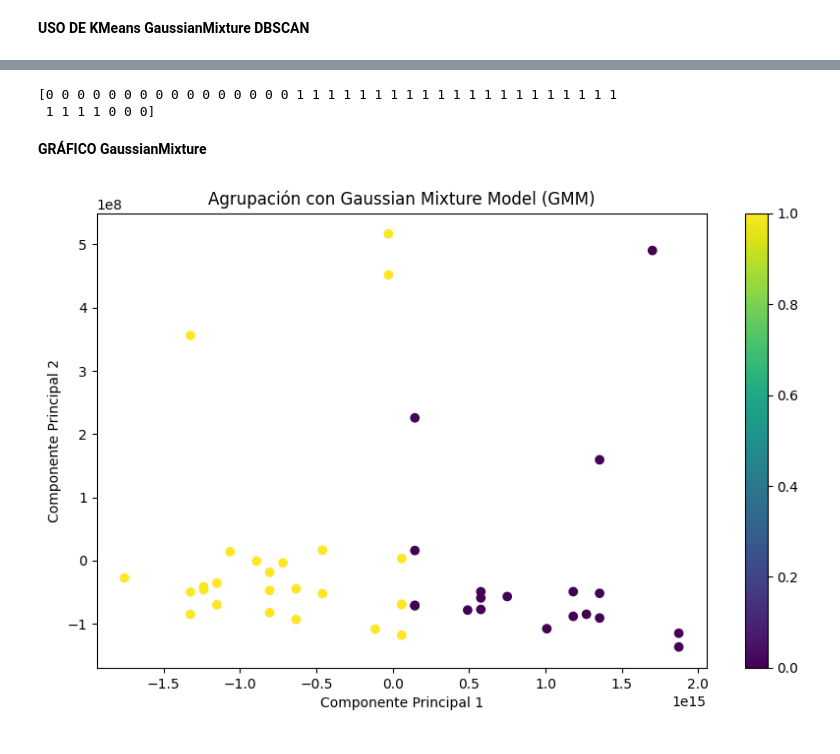
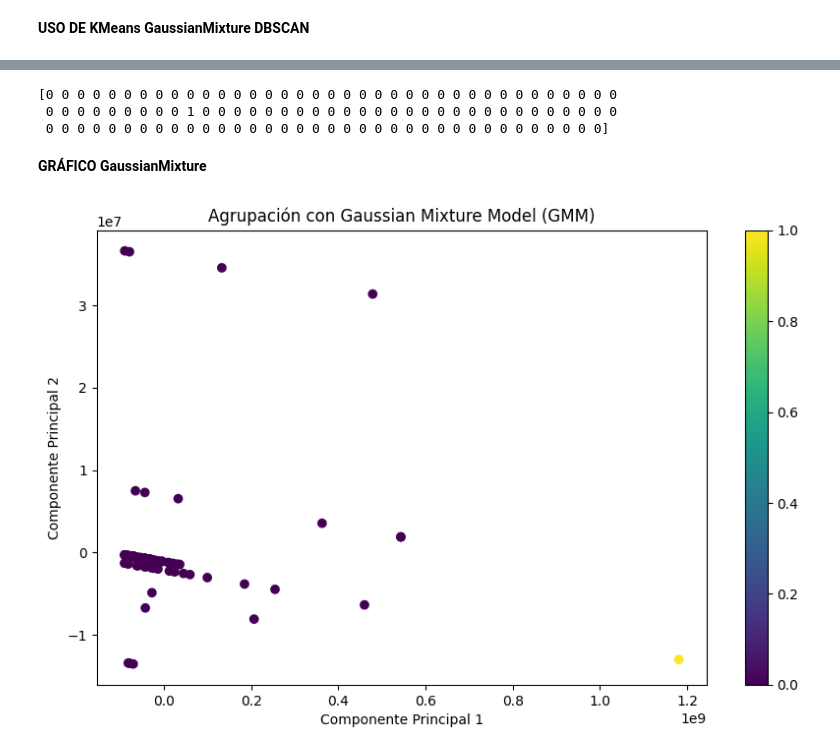
Before and after one commit to aleja-k/PandasSecop, a Jupyter notebook: SECOP.ipynb, the cells around one changed output, grey strips where cells are left out. Drawn from its saved outputs; the diff is of its cells as text; code cells hidden in the pictures.

```diff
--- a/SECOP.ipynb
+++ b/SECOP.ipynb
@@ -82,0 +72,12 @@ df.head(3)
+# %%
+# Convertir la columna 'CODIGO_UNSPSC' a tipo cadena
+df['CODIGO_UNSPSC'] = df['CODIGO_UNSPSC'].astype(str)
+
+# Reemplazar letras y caracteres especiales por nada (eliminarlos)
+df['CODIGO_UNSPSC'] = df['CODIGO_UNSPSC'].str.replace('[^0-9]', '', regex=True)
+
+# Convertir la columna 'CODIGO_UNSPSC' a numérica
+df["CODIGO_UNSPSC"] = pd.to_numeric(df['CODIGO_UNSPSC'], errors="coerce")
+
+# Mostrar las primeras 3 filas del DataFrame resultante
+df.head(3)
@@ -383,4 +394 @@ CLAVES_BUSQUEDA
 Name: count, dtype: int64
-# %%
-df['CLAVES_BUSQUEDA'] = df['CLAVES_BUSQUEDA'].astype(str).str.replace("0", "SIN_DATO")
- #Remplazo de valores
@@ -399,3 +394,0 @@ Name: count, dtype: int64
-# %%
-df['CODIGOS_UNSPSC'] = df['CODIGOS_UNSPSC'].astype(str).str.replace("0", "SIN_DATO")
- #Remplazo de valores
@@ -448,7 +430,7 @@ Generación de filtros con respecto al si licita o no la entidad en SECOP esta s
 # %% [markdown]
 ## **Creacion de un nuevo dataframe**
 # %%
-SECOP = df[['NUMERO_PROCESO','TIPO_PROCESO','VALOR_ESTIMADO','FECHA_PUBLICACION','FECHA_PRESENTACION','DESCRIPCION_CONTRATO']] # Creo nuevo df basado en las anteriores columnas
+SECOP = df[['NUMERO_PROCESO','TIPO_PROCESO','VALOR_ESTIMADO','FECHA_PUBLICACION','FECHA_PRESENTACION','DESCRIPCION_CONTRATO','CODIGO_UNSPSC']] # Creo nuevo df basado en las anteriores columnas
 #SECOP = SECOP[SECOP['TIPO_PROCESO'].str.contains('CONTRATACIÓN RÉGIMEN ESPECIAL|LICITACIÓN PÚBLICA \(OBRA PÚBLICA\)', case=False, na=False)]
 SECOP=SECOP.reset_index(drop = True)
 SECOP.to_excel('SECOP.xlsx', index=False)
@@ -1024,51 +1028,78 @@ Requirement already satisfied: threadpoolctl>=2.0.0 in /usr/local/lib/python3.10
 # %%
+from sklearn.preprocessing import OneHotEncoder
+from sklearn.impute import SimpleImputer
+from sklearn.mixture import GaussianMixture
+import pandas as pd
 
 # Codificar los campos no numéricos
 encoder = OneHotEncoder()
-SECOP_encoded = pd.get_dummies(SECOP[['NUMERO_PROCESO', 'licita']])
+SECOP_encoded = pd.get_dummies(SECOP[['NUMERO_PROCESO', 'TIPO_PROCESO', 'licita','DESCRIPCION_CONTRATO']])
 
-# Convertir fechas a formato numérico
-SECOP_encoded['FECHA_PUBLICACION'] = pd.to_datetime(SECOP['FECHA_PUBLICACION'], format='%d/%m/%Y').astype(int)
-SECOP_encoded['FECHA_PRESENTACION'] = pd.to_datetime(SECOP['FECHA_PRESENTACION'], format='%d/%m/%Y').astype(int)
+# Convertir fechas a formato numérico (ejemplo: días desde una fecha de referencia)
+fecha_referencia = pd.to_datetime('1900-01-01')
+SECOP_encoded['FECHA_PUBLICACION'] = (pd.to_datetime(SECOP['FECHA_PUBLICACION'], format='%d/%m/%Y') - fecha_referencia).dt.days
+SECOP_encoded['FECHA_PRESENTACION'] = (pd.to_datetime(SECOP['FECHA_PRESENTACION'], format='%d/%m/%Y') - fecha_referencia).dt.days
+
+# Convertir la columna 'VALOR_ESTIMADO' a tipo cadena
+SECOP['VALOR_ESTIMADO'] = SECOP['VALOR_ESTIMADO'].astype(str)
+
+# Limpiar la columna 'VALOR_ESTIMADO'
+SECOP['VALOR_ESTIMADO'] = SECOP['VALOR_ESTIMADO'].str.replace(',', '.')
+
+# Convertir la columna 'VALOR_ESTIMADO' a formato numérico
+SECOP['VALOR_ESTIMADO'] = pd.to_numeric(SECOP['VALOR_ESTIMADO'], errors='coerce')
 
 # Convertir la Serie campos_numericos a una matriz 2D
-campos_numericos = SECOP['VALOR_ESTIMADO'].str.replace(',', '.').astype(float).values.reshape(-1, 1)
+campos_numericos = SECOP[['VALOR_ESTIMADO']].values
 
 # Imputar valores faltantes en los campos numéricos
-imputer = SimpleImputer(strategy='mean')
-campos_numericos_imputed = pd.DataFrame(imputer.fit_transform(campos_numericos), columns=['VALOR_ESTIMADO'])
+imputer_numericos = SimpleImputer(strategy='mean')
+campos_numericos_imputed = imputer_numericos.fit_transform(campos_numericos)
 
+# Convertir la columna 'CODIGO_UNSPSC' a tipo cadena
+SECOP['CODIGO_UNSPSC'] = SECOP['CODIGO_UNSPSC'].astype(str)
 
-# Concatenar los campos numéricos imputados con los campos codificados
-SECOP_final = pd.concat([campos_numericos_imputed, SECOP_encoded], axis=1)
+# Limpiar la columna 'CODIGO_UNSPSC' eliminando caracteres no numéricos
+SECOP['CODIGO_UNSPSC'] = SECOP['CODIGO_UNSPSC'].str.replace('[^0-9]', '', regex=True)
+
+# Convertir la columna 'CODIGO_UNSPSC' a formato numérico
+SECOP['CODIGO_UNSPSC'] = pd.to_numeric(SECOP['CODIGO_UNSPSC'], errors='coerce')
+
+# Concatenar los campos numéricos imputados con los campos codificados y 'CODIGO_UNSPSC'
+SECOP_final = pd.concat([pd.DataFrame(campos_numericos_imputed, columns=['VALOR_ESTIMADO']), SECOP_encoded, SECOP['CODIGO_UNSPSC']], axis=1)
+
+# Imputar valores faltantes en el DataFrame final
+imputer_final = SimpleImputer(strategy='mean')
+SECOP_final_imputed = imputer_final.fit_transform(SECOP_final)
 
 # Aplicar GMM a los campos numéricos
 gmm = GaussianMixture(n_components=2, random_state=0)
-gmm_labels = gmm.fit_predict(SECOP_final)
+gmm_labels = gmm.fit_predict(SECOP_final_imputed)
 
 # Imprimir las etiquetas de los clústeres
 print(gmm_labels)
 # %% [output]
-[0 0 0 0 0 0 0 0 0 0 0 0 0 0 0 0 1 1 1 1 1 1 1 1 1 1 1 1 1 1 1 1 1 1 1 1 1
- 1 1 1 1 0 0 0]
+[0 0 0 0 0 0 0 0 0 0 0 0 0 0 0 0 0 0 0 0 0 0 0 0 0 0 0 0 0 0 0 0 0 0 0 0 0
+ 0 0 0 0 0 0 0 0 0 1 0 0 0 0 0 0 0 0 0 0 0 0 0 0 0 0 0 0 0 0 0 0 0 0 0 0 0
+ 0 0 0 0 0 0 0 0 0 0 0 0 0 0 0 0 0 0 0 0 0 0 0 0 0 0 0 0 0 0 0 0 0 0 0 0]
 # %% [markdown]
 **GRÁFICO GaussianMixture**
 # %%
 # Reducir la dimensionalidad a 2 componentes usando PCA
 pca = PCA(n_components=2)
-pca_result = pca.fit_transform(SECOP_final)
+pca_result = pca.fit_transform(SECOP_final_imputed)
 
 # Crear un DataFrame con los resultados de PCA y las etiquetas de los clústeres
 pca_df = pd.DataFrame(pca_result, columns=['Componente_1', 'Componente_2'])
 pca_df['Cluster'] = gmm_labels
 
 # Graficar los datos coloreados por los clústeres
 plt.figure(figsize=(10, 6))
 plt.scatter(pca_df['Componente_1'], pca_df['Componente_2'], c=pca_df['Cluster'], cmap='viridis')
 plt.xlabel('Componente Principal 1')
 plt.ylabel('Componente Principal 2')
 plt.title('Agrupación con Gaussian Mixture Model (GMM)')
 plt.colorbar()
 plt.show()
 # %% [output]
-[figure, old version]
+[figure, new version]
```
Also changed, not shown: parts of 58 cells of this notebook.
